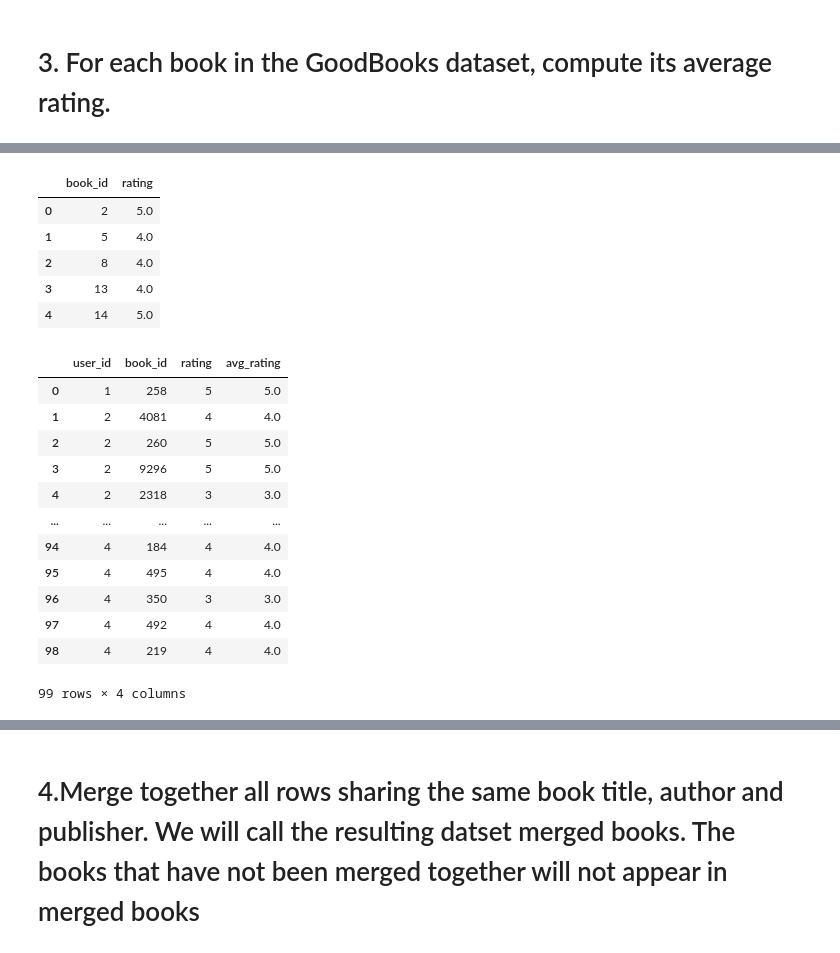
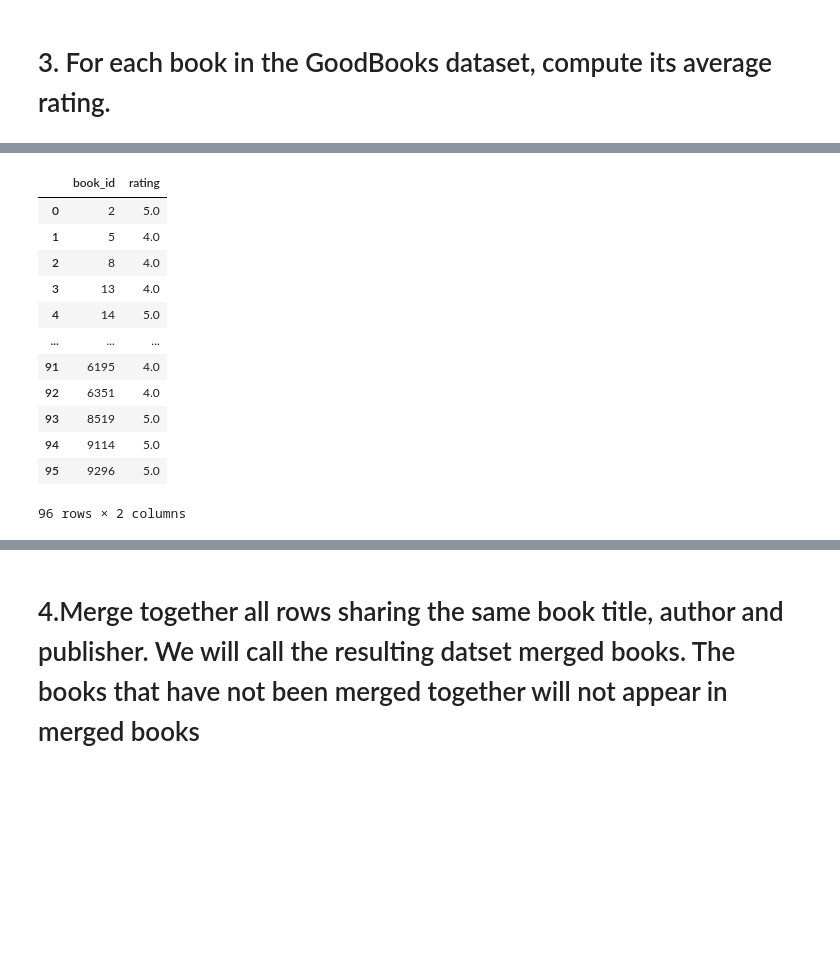
Before and after one commit to r1datascience/FoCS, a Jupyter notebook: Copy_of_FoCS_21_22.ipynb, the cells around one changed output, grey strips where cells are left out. Saved outputs shown, nothing was run; the diff lists cells and outputs as text; code cells hidden in the pictures; blank space fills up the shorter version.

```diff
--- a/Copy_of_FoCS_21_22.ipynb
+++ b/Copy_of_FoCS_21_22.ipynb
@@ -294,3 +184,18 @@ gb_rating
 # %%
 ###ALTERNATIVA
-#goodbooks_ratings_avg = goodbooks_ratings.groupby(['book_id'], as_index=False).mean()[['book_id','rating']]
+gb_ratings_average = gb_ratings.groupby(['book_id'], as_index=False).mean()[['book_id','rating']]
+gb_ratings_average
+# %% [output]
+|  | book_id | rating |
+| 0 | 2 | 5.0 |
+| 1 | 5 | 4.0 |
+| 2 | 8 | 4.0 |
+| 3 | 13 | 4.0 |
+| 4 | 14 | 5.0 |
+| ... | ... | ... |
+| 91 | 6195 | 4.0 |
+| 92 | 6351 | 4.0 |
+| 93 | 8519 | 5.0 |
+| 94 | 9114 | 5.0 |
+| 95 | 9296 | 5.0 |
+96 rows × 2 columns
@@ -304,28 +201,0 @@ gb_rating['book_id'].is_unique  #ci sono libri duplicati
-# %%
-gb_rating_avg = gb_rating.groupby(['book_id'], as_index=False).mean()[['book_id','rating']]
-gb_rating_avg.head()
-# %% [output]
-|  | book_id | rating |
-| 0 | 2 | 5.0 |
-| 1 | 5 | 4.0 |
-| 2 | 8 | 4.0 |
-| 3 | 13 | 4.0 |
-| 4 | 14 | 5.0 |
-# %%
-#Assegnare la media del rating (per i casi in cui il book_id compare più volte uguale)
-gb_rating['avg_rating']=gb_rating.groupby('book_id')['rating'].transform('mean').round(1)
-gb_rating
-# %% [output]
-|  | user_id | book_id | rating | avg_rating |
-| 0 | 1 | 258 | 5 | 5.0 |
-| 1 | 2 | 4081 | 4 | 4.0 |
-| 2 | 2 | 260 | 5 | 5.0 |
-| 3 | 2 | 9296 | 5 | 5.0 |
-| 4 | 2 | 2318 | 3 | 3.0 |
-| ... | ... | ... | ... | ... |
-| 94 | 4 | 184 | 4 | 4.0 |
-| 95 | 4 | 495 | 4 | 4.0 |
-| 96 | 4 | 350 | 3 | 3.0 |
-| 97 | 4 | 492 | 4 | 4.0 |
-| 98 | 4 | 219 | 4 | 4.0 |
-99 rows × 4 columns
```
Also changed, not shown: parts of 39 cells of this notebook.
